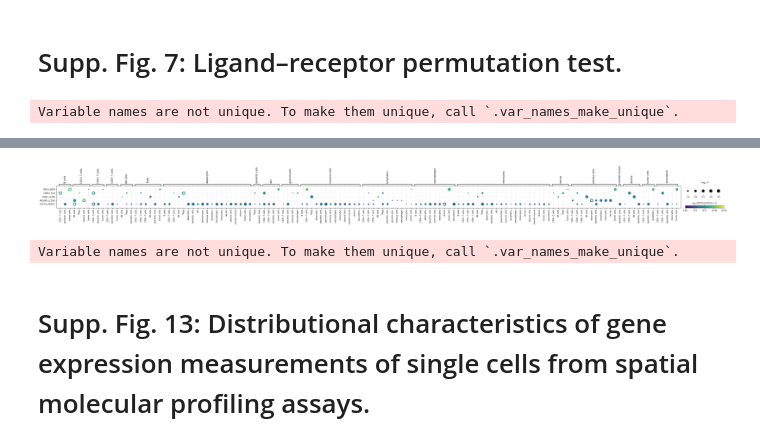
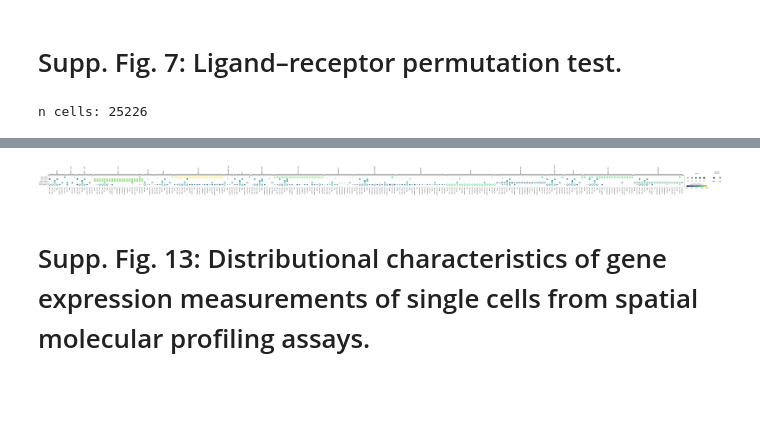
Before and after one commit to theislab/ncem_benchmarks, a Jupyter notebook: notebooks/data_exploration/data_exploration_codex_cancer.ipynb, the cells around one changed output, grey strips where cells are left out. Saved outputs shown, nothing was run; the diff lists cells and outputs as text; code cells hidden in the pictures; blank space fills up the shorter version.

```diff
--- a/notebooks/data_exploration/data_exploration_codex_cancer.ipynb
+++ b/notebooks/data_exploration/data_exploration_codex_cancer.ipynb
@@ -77,68 +78,9 @@ interpreter.data.celldata_interaction_matrix()
 # %% [markdown]
 # Supp. Fig. 7: Ligand–receptor permutation test.
 # %%
-hgnc_names = [
-    'CD44',
-    'FOXP3',
-    'CD8A', 'TP53',
-    'GATA3',
-    'PTPRC',
-    'TBX21',
-    'CTNNB1',
-    'HLA-DR',
-    'CD274',
-    'MKI67',
-    'PTPRC',
-    'CD4',
-    'CR2',
-    'MUC1',
-    'TNFRSF8',
-    'CD2',
-    'VIM',
-    'MS4A1',
-    'LAG3',
-    'ATP1A1',
-    'CD5',
-    'IDO1',
-    'KRT1',
-    'ITGAM',
-    'NCAM1',
-    'ACTA1',
-    'BCL2',
-    'IL2RA',
-    'ITGAX',
-    'PDCD1',
-    'GZMB',
-    'EGFR',
-    'VISTA',
-    'FUT4',
-    'ICOS',
-    'SYP',
-    'GFAP',
-    'CD7',
-    'CD247',
-    'CHGA',
-    'CD163',
-    'PTPRC',
-    'CD68',
-    'PECAM1',
-    'PDPN',
-    'CD34',
-    'CD38',
-    'SDC1',
-    'HOECHST1:Cyc_1_ch_1', ##
-    'CDX2',
-    'COL6A1',
-    'CCR4',
-    'MMP9',
-    'TFRC',
-    'B3GAT1',
-    'MMP12'
-]
 adata = interpreter.data.ligrec(
-    hgnc_names=hgnc_names,
     undefined_type='undefined',
     fraction=0.1,
 )
 # %% [output]
-Variable names are not unique. To make them unique, call `.var_names_make_unique`.
+n cells: 25226
@@ -147,5 +87,4 @@ WARNING: Removed `2` duplicate gene(s)
-[figure, old version]
+[figure, new version]
-Variable names are not unique. To make them unique, call `.var_names_make_unique`.
 # %%
 adata.uns['ClusterName_preprocessed_ligrec']['metadata'].to_csv("../cellphoneDB/codex_cancer_cellphoneDB.csv")
 # %% [markdown]
```
Also changed, not shown: parts of 6 cells of this notebook, 4 other files.
